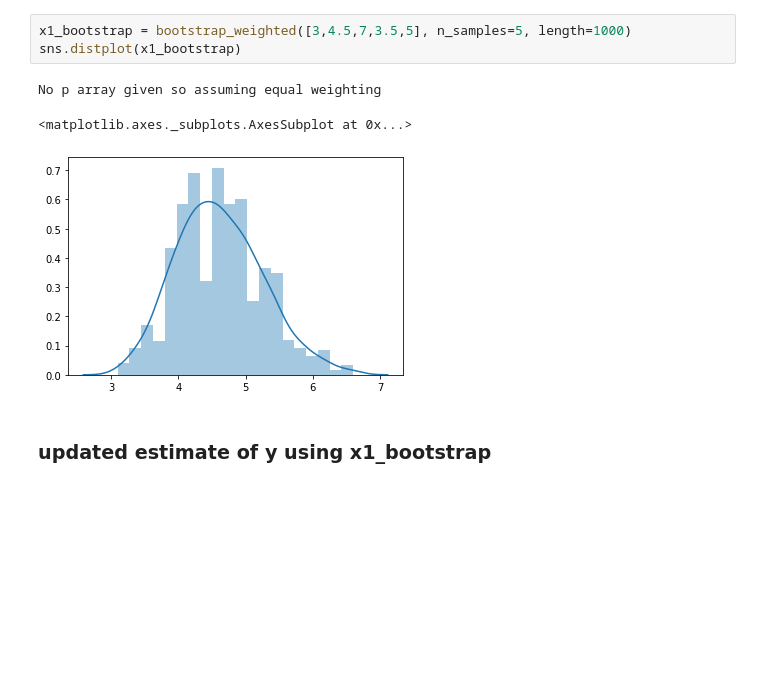
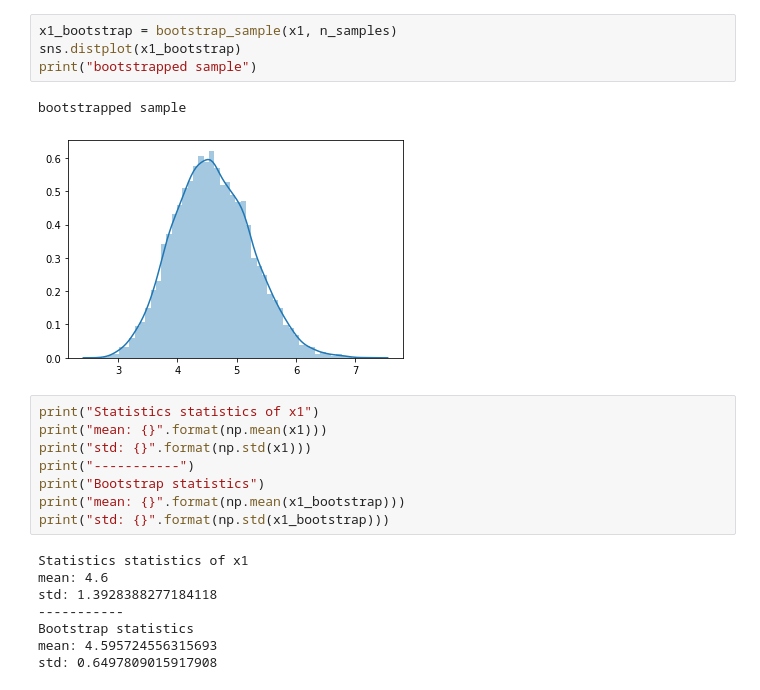
Before and after one commit to BlaneG/examples-and-tutorials, a Jupyter notebook: monte_carlo_with_bootstrap_sampling.ipynb, the cells around one changed output. Drawn from its saved outputs; the diff is of its cells as text; blank space fills up the shorter version.

```diff
--- a/monte_carlo_with_bootstrap_sampling.ipynb
+++ b/monte_carlo_with_bootstrap_sampling.ipynb
@@ -81,9 +137,23 @@ sns.distplot(x1, bins=20, kde=False);
-# %%
-x1_bootstrap = bootstrap_weighted([3,4.5,7,3.5,5], n_samples=5, length=1000)
-sns.distplot(x1_bootstrap)
-# %% [output]
-No p array given so assuming equal weighting
-<matplotlib.axes._subplots.AxesSubplot at 0x...>
-[figure, removed]
-# %% [markdown]
-### updated estimate of y using x1_bootstrap
+# %%
+x1_bootstrap = bootstrap_sample(x1, n_samples)
+sns.distplot(x1_bootstrap)
+print("bootstrapped sample")
+# %% [output]
+bootstrapped sample
+[figure, added]
+# %%
+print("Statistics statistics of x1")
+print("mean: {}".format(np.mean(x1)))
+print("std: {}".format(np.std(x1)))
+print("-----------")
+print("Bootstrap statistics")
+print("mean: {}".format(np.mean(x1_bootstrap)))
+print("std: {}".format(np.std(x1_bootstrap)))
+# %% [output]
+Statistics statistics of x1
+mean: 4.6
+std: 1.3928388277184118
+-----------
+Bootstrap statistics
+mean: 4.595724556315693
+std: 0.6497809015917908
```
Also changed, not shown: parts of 25 cells of this notebook.
